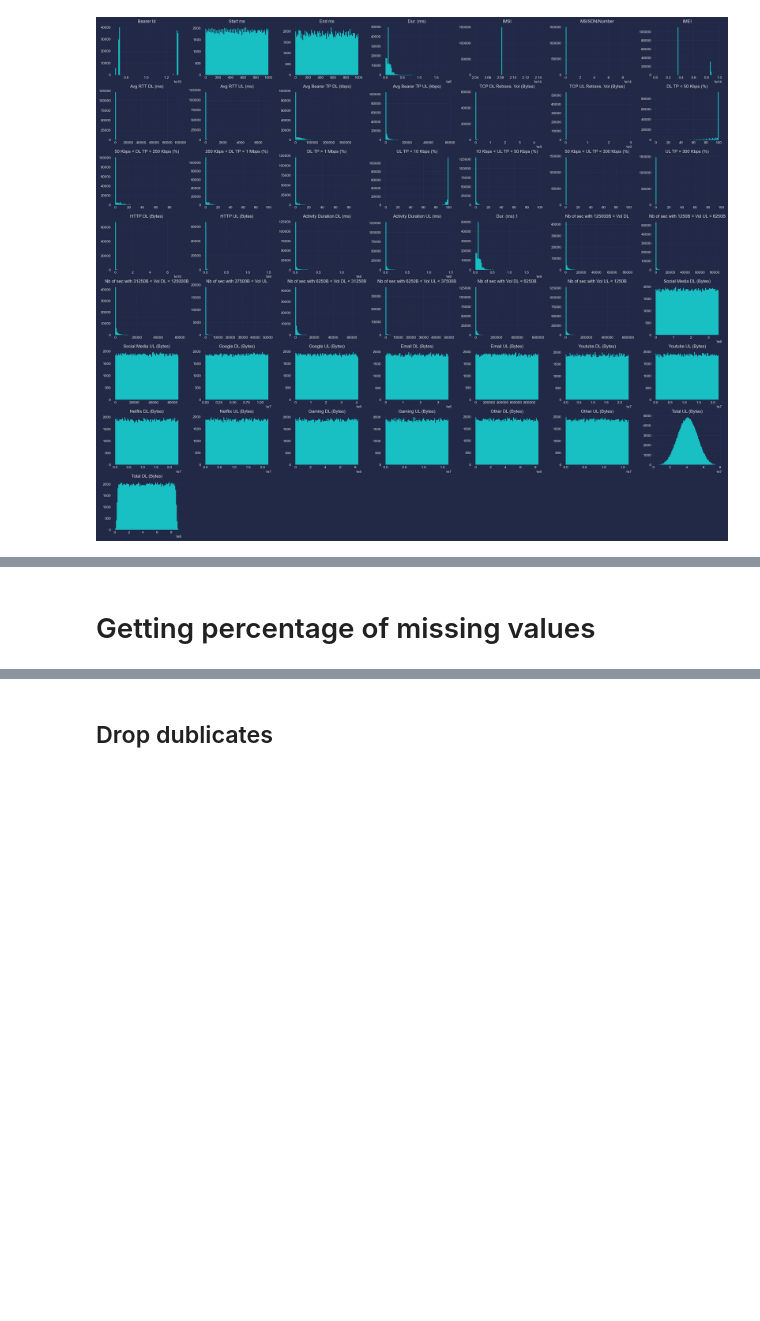
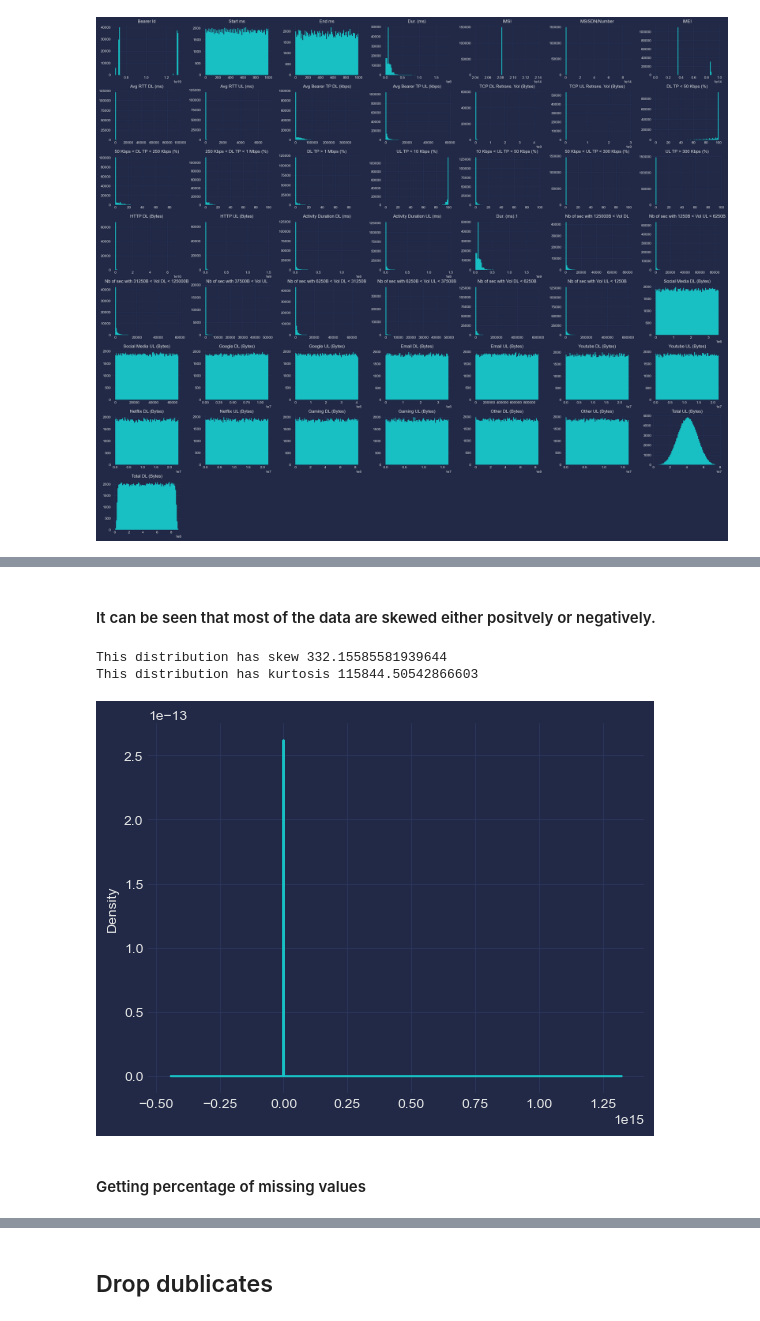
Before and after one commit to eyaya/User-Analytics-in-the-Telecom-Industry, a Jupyter notebook: notebooks/preprocessing.ipynb, the cells around one changed output, grey strips where cells are left out. Drawn from its saved outputs; the diff is of its cells as text; code cells hidden in the pictures; blank space fills up the shorter version.

```diff
--- a/notebooks/preprocessing.ipynb
+++ b/notebooks/preprocessing.ipynb
@@ -147,0 +132,2 @@ plt.show
+# %% [markdown]
+#### It can be seen that most of the data are skewed either positvely or negatively.
@@ -148,2 +136,10 @@ plt.show
+# %%
+df_data['MSISDN/Number'].plot(kind='density')
+print('This distribution has skew', df_data['MSISDN/Number'].skew())
+print('This distribution has kurtosis', df_data['MSISDN/Number'].kurt())
+# %% [output]
+This distribution has skew 332.15585581939644
+This distribution has kurtosis 115844.50542866603
+[figure, added]
 # %% [markdown]
-# Getting percentage of missing values
+#### Getting percentage of missing values
```
Also changed, not shown: parts of 107 cells of this notebook, 21 other files.
